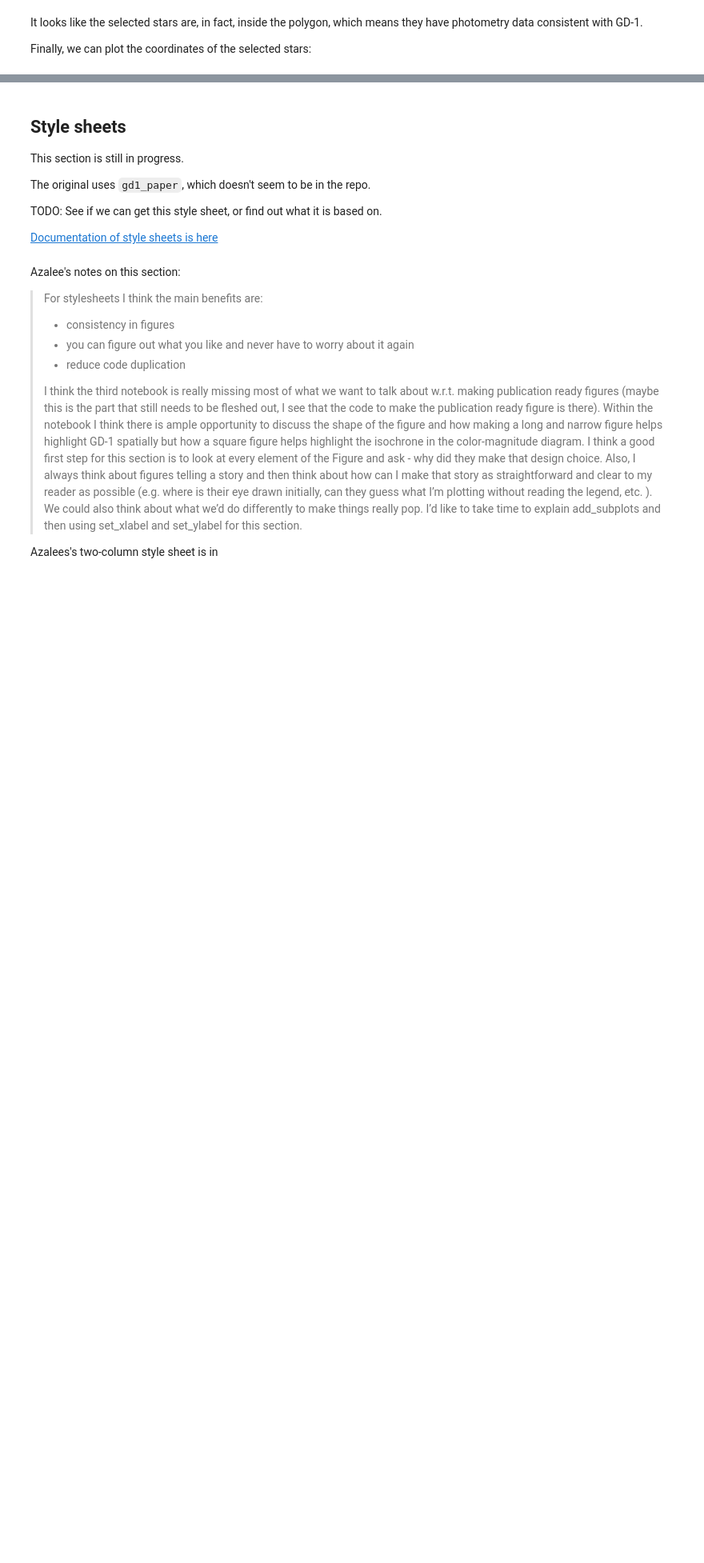
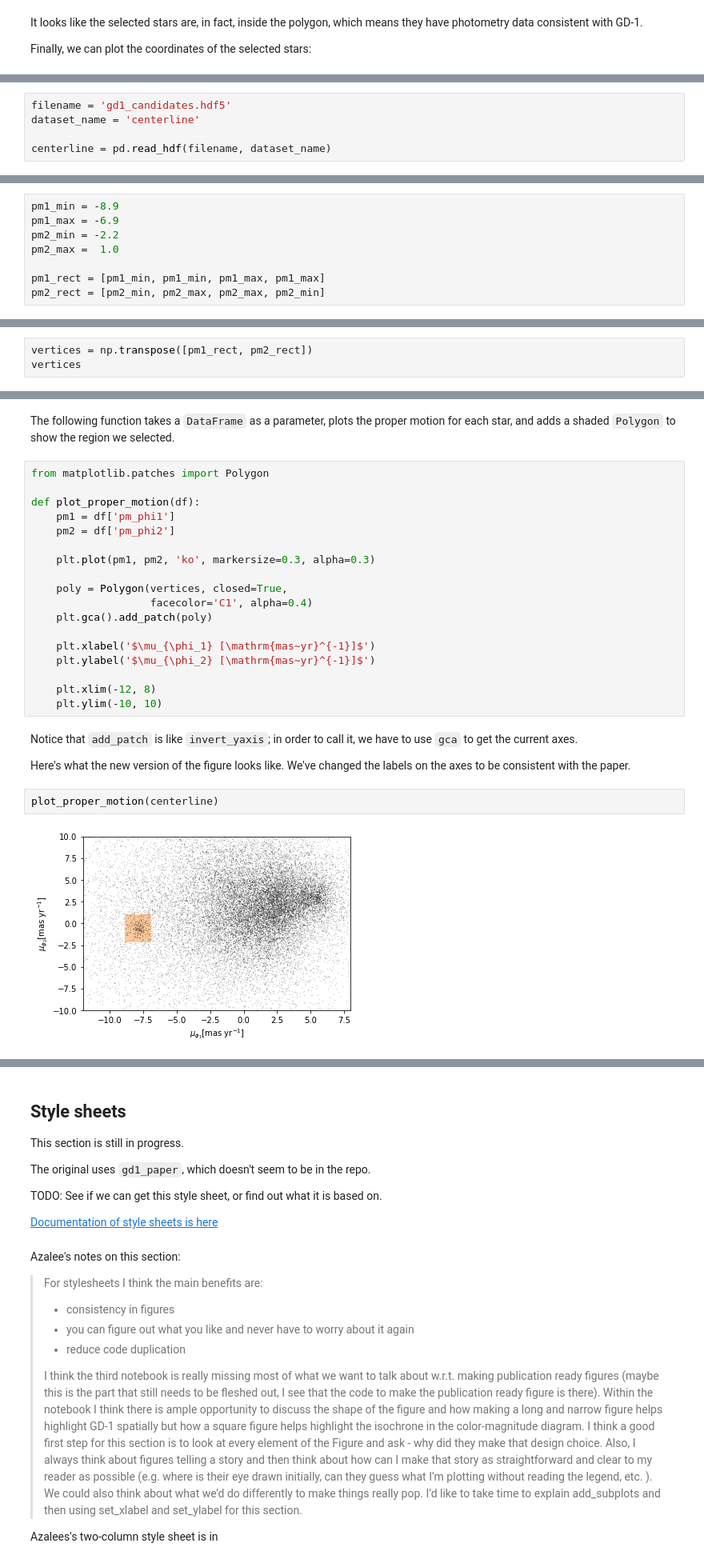
Before and after one commit to datacarpentry/astronomy-python, a Jupyter notebook: notebooks/03_join.ipynb, the cells around one changed output, grey strips where cells are left out. Shown at 80% size. Drawn from its saved outputs; the diff is of its cells as text; blank space fills up the shorter version.

```diff
--- a/notebooks/03_join.ipynb
+++ b/notebooks/03_join.ipynb
@@ -828,0 +902,5 @@ This example includes two new Matplotlib commands:
+# %%
+filename = 'gd1_candidates.hdf5'
+dataset_name = 'centerline'
+
+centerline = pd.read_hdf(filename, dataset_name)
@@ -828,0 +909,8 @@ This example includes two new Matplotlib commands:
+# %%
+pm1_min = -8.9
+pm1_max = -6.9
+pm2_min = -2.2
+pm2_max =  1.0
+
+pm1_rect = [pm1_min, pm1_min, pm1_max, pm1_max]
+pm2_rect = [pm2_min, pm2_max, pm2_max, pm2_min]
@@ -828,0 +921,3 @@ This example includes two new Matplotlib commands:
+# %%
+vertices = np.transpose([pm1_rect, pm2_rect])
+vertices
@@ -828,0 +929,28 @@ This example includes two new Matplotlib commands:
+# %% [markdown]
+The following function takes a `DataFrame` as a parameter, plots the proper motion for each star, and adds a shaded `Polygon` to show the region we selected.
+# %%
+from matplotlib.patches import Polygon
+
+def plot_proper_motion(df):
+    pm1 = df['pm_phi1']
+    pm2 = df['pm_phi2']
+
+    plt.plot(pm1, pm2, 'ko', markersize=0.3, alpha=0.3)
+
+    poly = Polygon(vertices, closed=True,
+                   facecolor='C1', alpha=0.4)
+    plt.gca().add_patch(poly)
+
+    plt.xlabel('$\mu_{\phi_1} [\mathrm{mas~yr}^{-1}]$')
+    plt.ylabel('$\mu_{\phi_2} [\mathrm{mas~yr}^{-1}]$')
+
+    plt.xlim(-12, 8)
+    plt.ylim(-10, 10)
+# %% [markdown]
+Notice that `add_patch` is like `invert_yaxis`; in order to call it, we have to use `gca` to get the current axes.
+
+Here's what the new version of the figure looks like.  We've changed the labels on the axes to be consistent with the paper.
+# %%
+plot_proper_motion(centerline)
+# %% [output]
+[figure, added]
```
Also changed, not shown: parts of 64 cells of this notebook, 1 other file.
